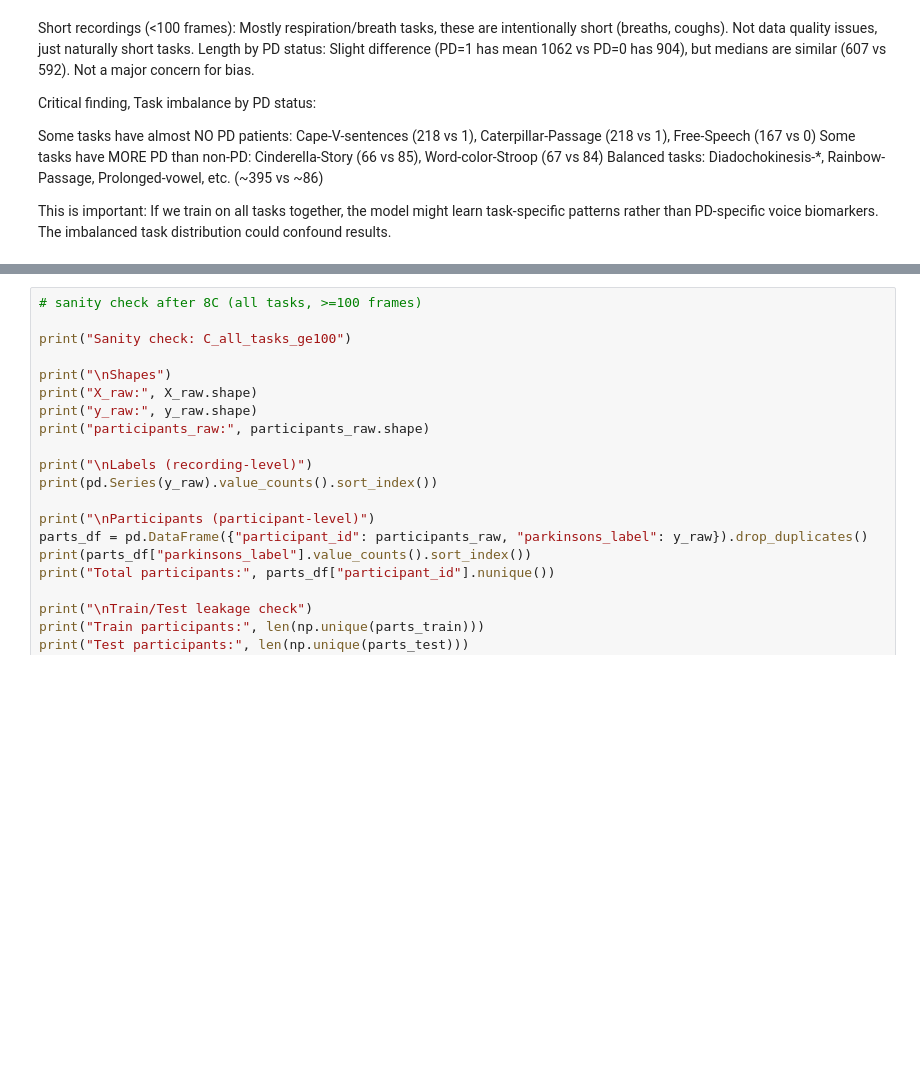
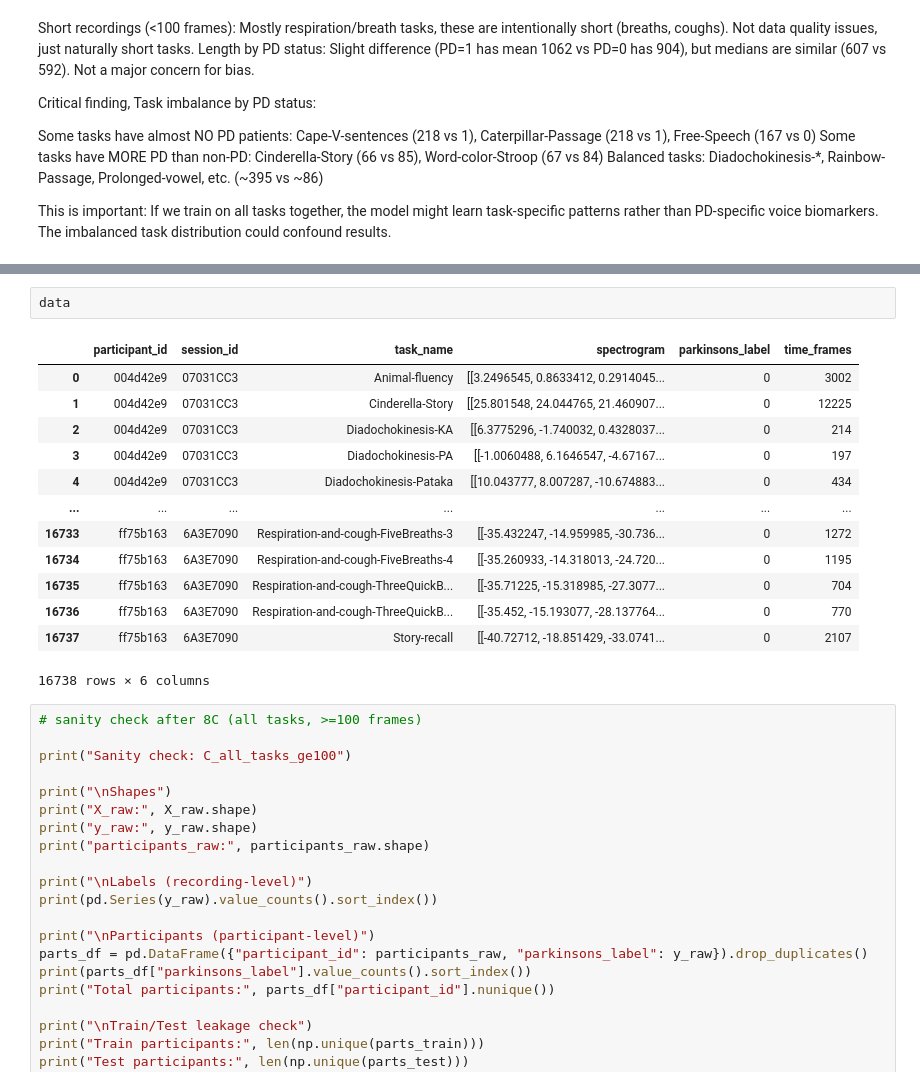
Before and after one commit to Amorfati123/bridge2ai-voice-parkinsons-ast, a Jupyter notebook: PD_AllTasks_AST_Spectrograms.ipynb, the cells around one changed output, grey strips where cells are left out. Saved outputs shown, nothing was run; the diff lists cells and outputs as text; blank space fills up the shorter version.

```diff
--- a/AllTasks_AST_selected_tasks_Spectrograms_PD.ipynb
+++ b/PD_AllTasks_AST_Spectrograms.ipynb
@@ -333,3 +365,19 @@ No participant overlap
+# %%
+data
+# %% [output]
+|  | participant_id | session_id | task_name | spectrogram | parkinsons_label | time_frames |
+| 0 | 004d42e9 | 07031CC3 | Animal-fluency | [[3.2496545, 0.8633412, 0.2914045... | 0 | 3002 |
+| 1 | 004d42e9 | 07031CC3 | Cinderella-Story | [[25.801548, 24.044765, 21.460907... | 0 | 12225 |
+| 2 | 004d42e9 | 07031CC3 | Diadochokinesis-KA | [[6.3775296, -1.740032, 0.4328037... | 0 | 214 |
+| 3 | 004d42e9 | 07031CC3 | Diadochokinesis-PA | [[-1.0060488, 6.1646547, -4.67167... | 0 | 197 |
+| 4 | 004d42e9 | 07031CC3 | Diadochokinesis-Pataka | [[10.043777, 8.007287, -10.674883... | 0 | 434 |
+| ... | ... | ... | ... | ... | ... | ... |
+| 16733 | ff75b163 | 6A3E7090 | Respiration-and-cough-FiveBreaths-3 | [[-35.432247, -14.959985, -30.736... | 0 | 1272 |
+| 16734 | ff75b163 | 6A3E7090 | Respiration-and-cough-FiveBreaths-4 | [[-35.260933, -14.318013, -24.720... | 0 | 1195 |
+| 16735 | ff75b163 | 6A3E7090 | Respiration-and-cough-ThreeQuickB... | [[-35.71225, -15.318985, -27.3077... | 0 | 704 |
+| 16736 | ff75b163 | 6A3E7090 | Respiration-and-cough-ThreeQuickB... | [[-35.452, -15.193077, -28.137764... | 0 | 770 |
+| 16737 | ff75b163 | 6A3E7090 | Story-recall | [[-40.72712, -18.851429, -33.0741... | 0 | 2107 |
+16738 rows × 6 columns
 # %%
 # sanity check after 8C (all tasks, >=100 frames)
 
```
Also changed, not shown: parts of 10 cells of this notebook, 5 other files.
